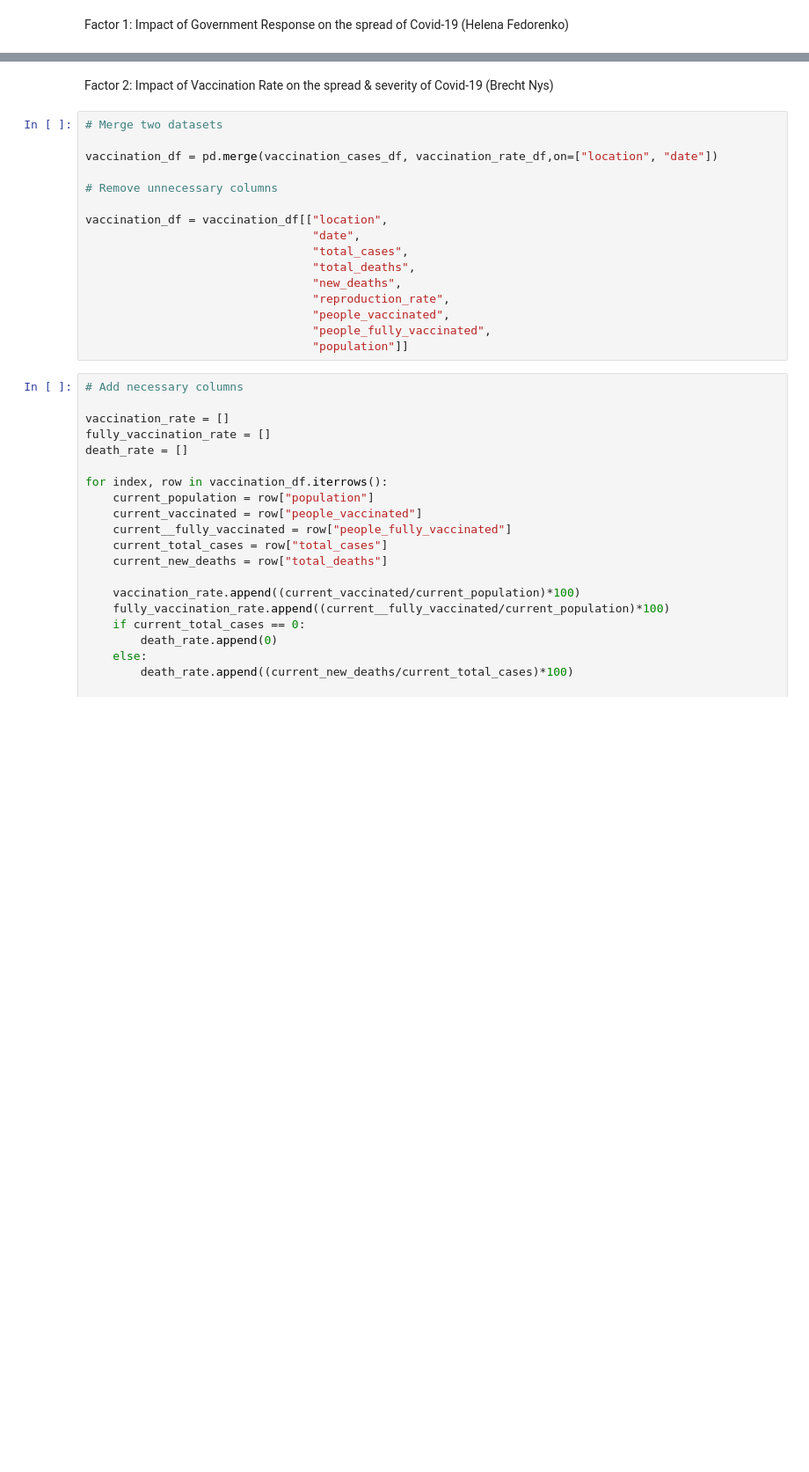
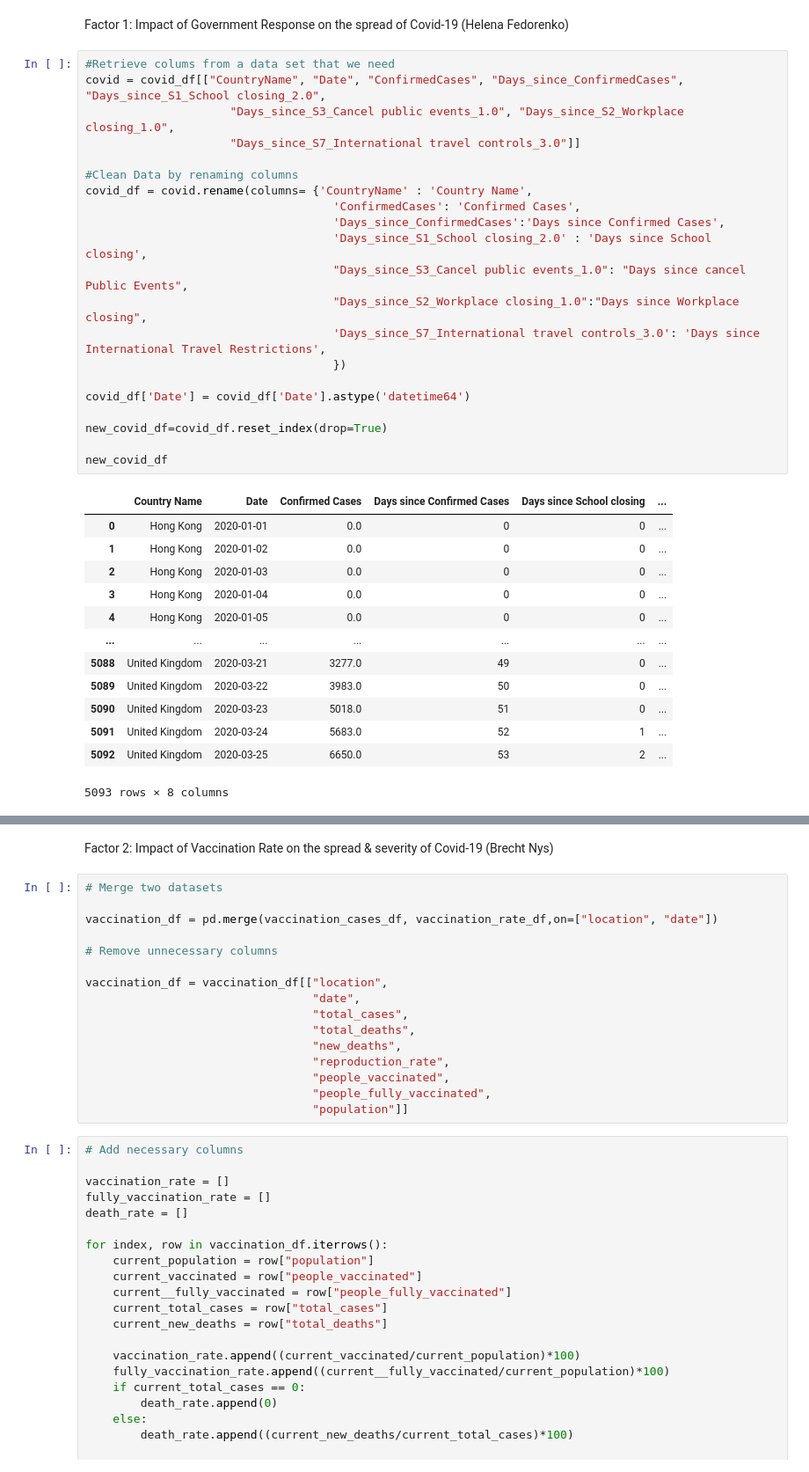
Before and after one commit to NysB/Project_1_Group_3, a Jupyter notebook: factors_covid.ipynb, the cells around one changed output, grey strips where cells are left out. Shown at 88% size. Cells and saved outputs as stored; diff of their text form; blank space fills up the shorter version.

```diff
--- a/factors_covid.ipynb
+++ b/factors_covid.ipynb
@@ -29,3 +38,38 @@ vaccination_cases_df = pd.read_csv(path_vaccination_cases)
 vaccination_rate_df = pd.read_csv(path_vaccination_rate)
 # %% [markdown]
 Factor 1: Impact of Government Response on the spread of Covid-19 (Helena Fedorenko)
+# %%
+#Retrieve colums from a data set that we need
+covid = covid_df[["CountryName", "Date", "ConfirmedCases", "Days_since_ConfirmedCases", "Days_since_S1_School closing_2.0",
+                     "Days_since_S3_Cancel public events_1.0", "Days_since_S2_Workplace closing_1.0",
+                     "Days_since_S7_International travel controls_3.0"]]
+
+#Clean Data by renaming columns
+covid_df = covid.rename(columns= {'CountryName' : 'Country Name',
+                                    'ConfirmedCases': 'Confirmed Cases',
+                                    'Days_since_ConfirmedCases':'Days since Confirmed Cases',
+                                    'Days_since_S1_School closing_2.0' : 'Days since School closing',
+                                    "Days_since_S3_Cancel public events_1.0": "Days since cancel Public Events",
+                                    "Days_since_S2_Workplace closing_1.0":"Days since Workplace closing",
+                                    'Days_since_S7_International travel controls_3.0': 'Days since International Travel Restrictions',
+                                    })
+
+covid_df['Date'] = covid_df['Date'].astype('datetime64')
+
+new_covid_df=covid_df.reset_index(drop=True)
+
+new_covid_df
+# %% [output]
+|  | Country Name | Date | Confirmed Cases | Days since Confirmed Cases | Days since School closing | ... |
+| 0 | Hong Kong | 2020-01-01 | 0.0 | 0 | 0 | ... |
+| 1 | Hong Kong | 2020-01-02 | 0.0 | 0 | 0 | ... |
+| 2 | Hong Kong | 2020-01-03 | 0.0 | 0 | 0 | ... |
+| 3 | Hong Kong | 2020-01-04 | 0.0 | 0 | 0 | ... |
+| 4 | Hong Kong | 2020-01-05 | 0.0 | 0 | 0 | ... |
+| ... | ... | ... | ... | ... | ... | ... |
+| 5088 | United Kingdom | 2020-03-21 | 3277.0 | 49 | 0 | ... |
+| 5089 | United Kingdom | 2020-03-22 | 3983.0 | 50 | 0 | ... |
+| 5090 | United Kingdom | 2020-03-23 | 5018.0 | 51 | 0 | ... |
+| 5091 | United Kingdom | 2020-03-24 | 5683.0 | 52 | 1 | ... |
+| 5092 | United Kingdom | 2020-03-25 | 6650.0 | 53 | 2 | ... |
+5093 rows × 8 columns
```
Also changed, not shown: parts of 11 cells of this notebook, 3 other files.
